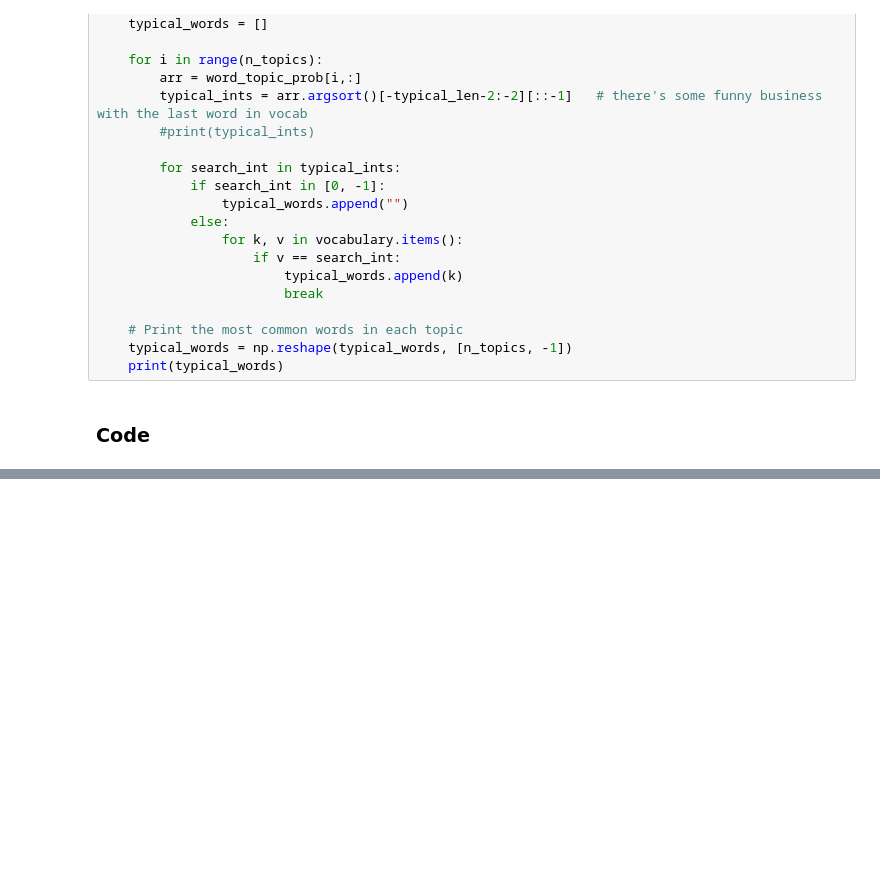
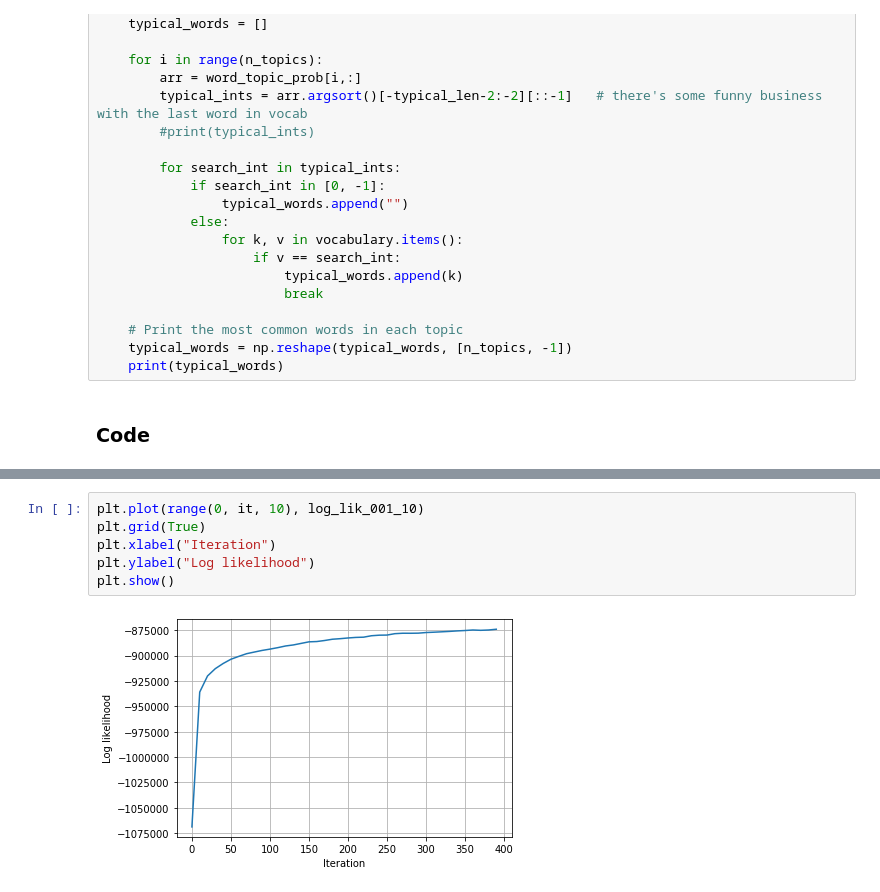
Before and after one commit to SaraNordin/NLP, a Jupyter notebook: Project2/Project2_better.ipynb, the cells around one changed output, grey strips where cells are left out. Cells and saved outputs as stored; diff of their text form; blank space fills up the shorter version.

```diff
--- a/Project2/Project2_better.ipynb
+++ b/Project2/Project2_better.ipynb
@@ -391,0 +478,8 @@ Elapsed time:  281.6496891975403
+# %%
+plt.plot(range(0, it, 10), log_lik_001_10)
+plt.grid(True)
+plt.xlabel("Iteration")
+plt.ylabel("Log likelihood")
+plt.show()
+# %% [output]
+[figure, added]
```
Also changed, not shown: parts of 39 cells of this notebook, 4 other files.
